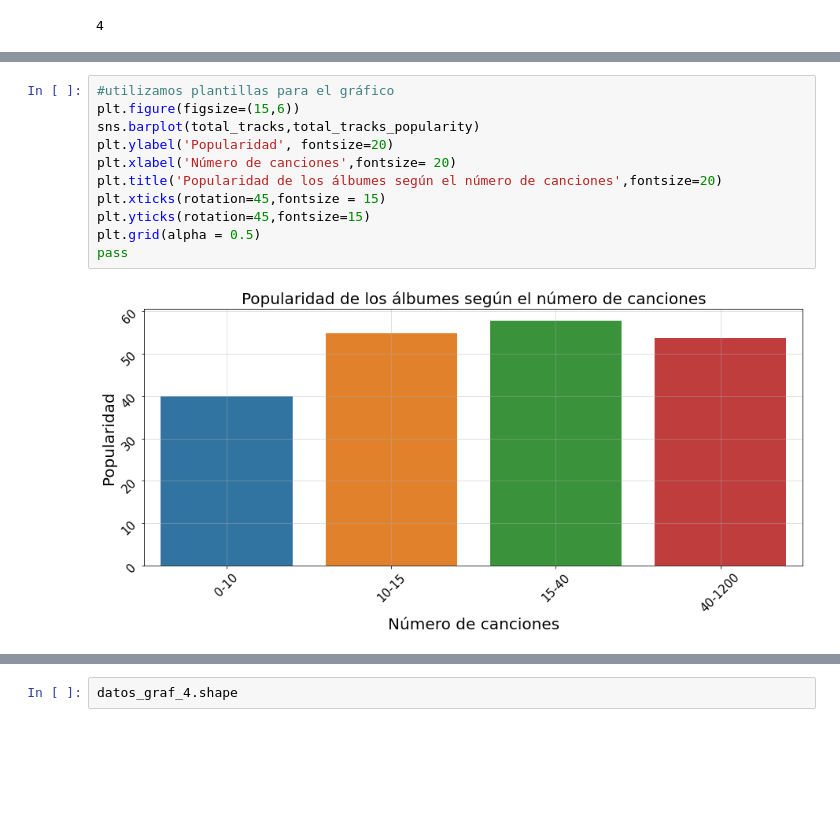
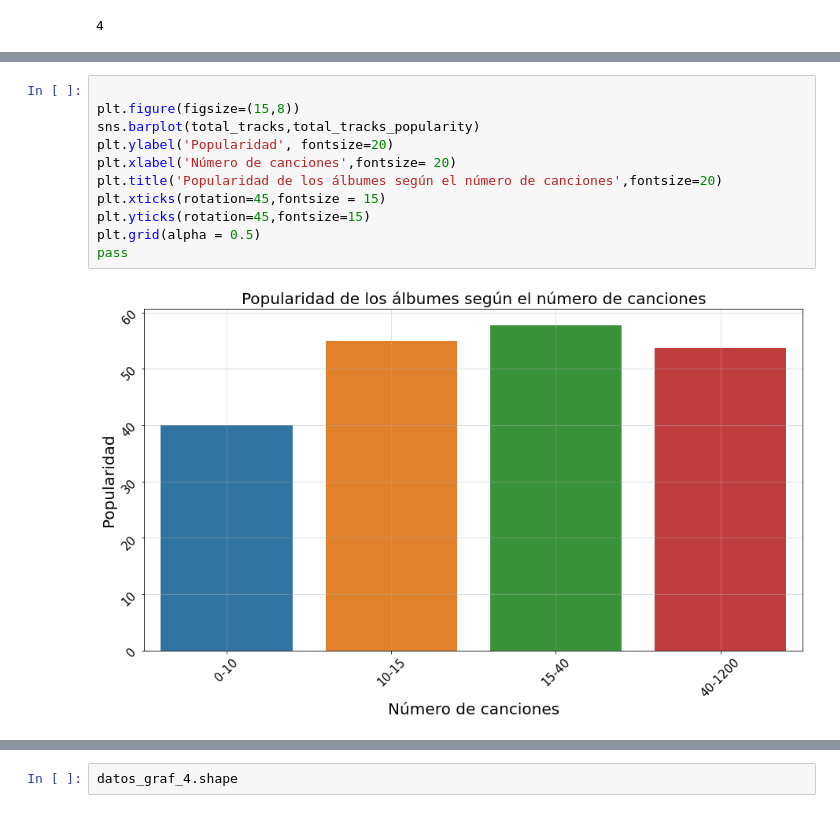
Before and after one commit to Nicolaser1102/Popularidad_albumes_de_musica, a Jupyter notebook: Popularidad_albumes_de_musica.ipynb, the cells around one changed output, grey strips where cells are left out. Saved outputs shown, nothing was run; the diff lists cells and outputs as text; blank space fills up the shorter version.

```diff
--- a/Popularidad_albumes_de_musica.ipynb
+++ b/Popularidad_albumes_de_musica.ipynb
@@ -708,13 +742,13 @@ len(total_tracks)
 # %%
-#utilizamos plantillas para el gráfico
-plt.figure(figsize=(15,6))
+
+plt.figure(figsize=(15,8))
 sns.barplot(total_tracks,total_tracks_popularity)
 plt.ylabel('Popularidad', fontsize=20)
 plt.xlabel('Número de canciones',fontsize= 20)
 plt.title('Popularidad de los álbumes según el número de canciones',fontsize=20)
 plt.xticks(rotation=45,fontsize = 15)
 plt.yticks(rotation=45,fontsize=15)
 plt.grid(alpha = 0.5)
 pass
 # %% [output]
-[figure, old version]
+[figure, new version]
```
Also changed, not shown: parts of 178 cells of this notebook.
